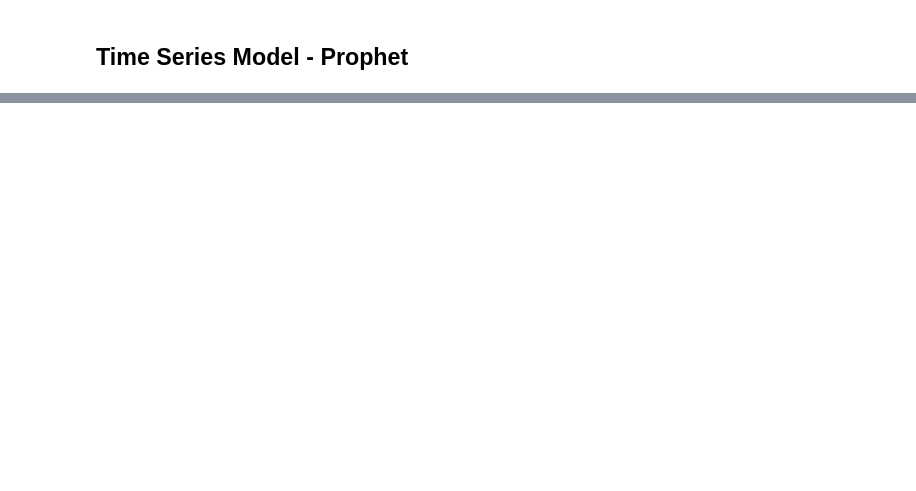
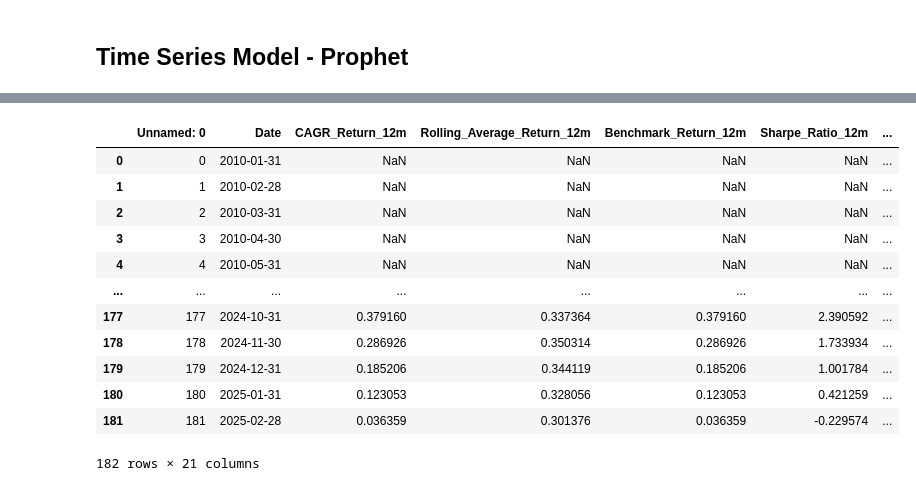
Before and after one commit to DeepakRagupathy/Stock, a Jupyter notebook: Stock__Prediction.ipynb, the cells around one changed output, grey strips where cells are left out. Cells and saved outputs as stored; diff of their text form; code cells hidden in the pictures; blank space fills up the shorter version.

```diff
--- a/Stock__Prediction.ipynb
+++ b/Stock__Prediction.ipynb
@@ -604,0 +510,16 @@ plt.tight_layout()
+# %%
+df
+# %% [output]
+|  | Unnamed: 0 | Date | CAGR_Return_12m | Rolling_Average_Return_12m | Benchmark_Return_12m | Sharpe_Ratio_12m | ... |
+| 0 | 0 | 2010-01-31 | NaN | NaN | NaN | NaN | ... |
+| 1 | 1 | 2010-02-28 | NaN | NaN | NaN | NaN | ... |
+| 2 | 2 | 2010-03-31 | NaN | NaN | NaN | NaN | ... |
+| 3 | 3 | 2010-04-30 | NaN | NaN | NaN | NaN | ... |
+| 4 | 4 | 2010-05-31 | NaN | NaN | NaN | NaN | ... |
+| ... | ... | ... | ... | ... | ... | ... | ... |
+| 177 | 177 | 2024-10-31 | 0.379160 | 0.337364 | 0.379160 | 2.390592 | ... |
+| 178 | 178 | 2024-11-30 | 0.286926 | 0.350314 | 0.286926 | 1.733934 | ... |
+| 179 | 179 | 2024-12-31 | 0.185206 | 0.344119 | 0.185206 | 1.001784 | ... |
+| 180 | 180 | 2025-01-31 | 0.123053 | 0.328056 | 0.123053 | 0.421259 | ... |
+| 181 | 181 | 2025-02-28 | 0.036359 | 0.301376 | 0.036359 | -0.229574 | ... |
+182 rows × 21 columns
```
Also changed, not shown: parts of 37 cells of this notebook.
